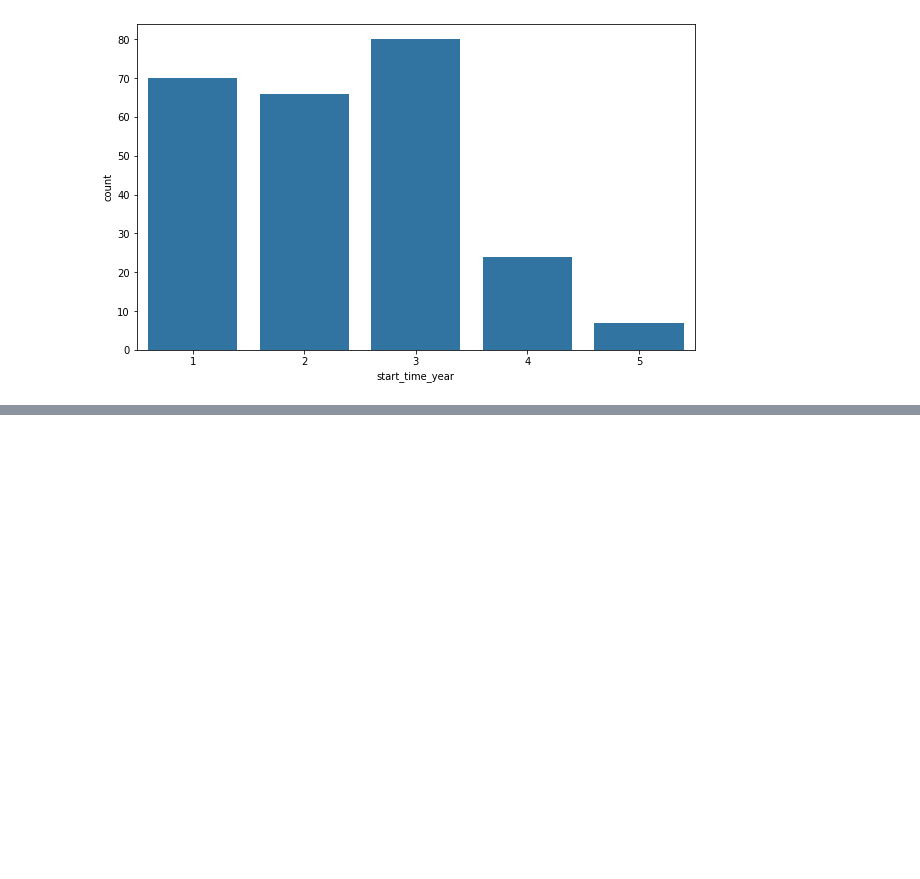
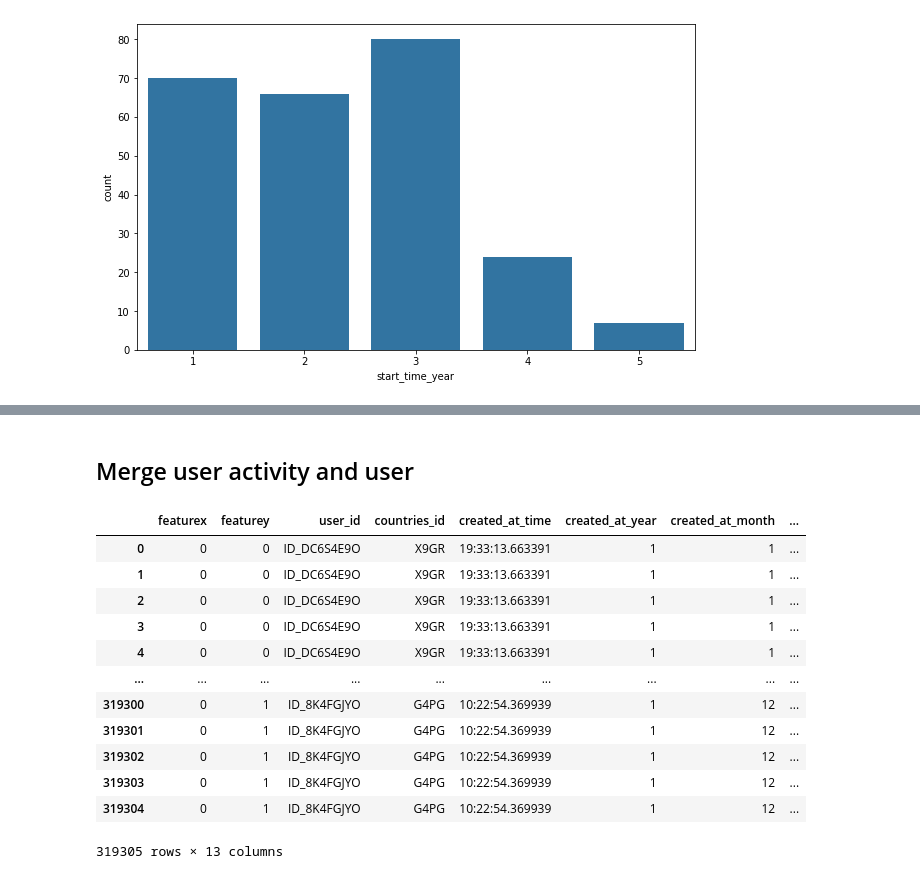
Before and after one commit to BochaberiDaisy/Zindi-New-User-Engagement-Prediction-Challenge, a Jupyter notebook: EDA.ipynb, the cells around one changed output, grey strips where cells are left out. Drawn from its saved outputs; the diff is of its cells as text; code cells hidden in the pictures; blank space fills up the shorter version.

```diff
--- a/EDA.ipynb
+++ b/EDA.ipynb
@@ -278,0 +341,19 @@ user_activity
+# %% [markdown]
+## Merge user activity and user
+# %%
+merged_df=users1.merge(user_activity1,how='left')
+merged_df
+# %% [output]
+|  | featurex | featurey | user_id | countries_id | created_at_time | created_at_year | created_at_month | ... |
+| 0 | 0 | 0 | ID_DC6S4E9O | X9GR | 19:33:13.663391 | 1 | 1 | ... |
+| 1 | 0 | 0 | ID_DC6S4E9O | X9GR | 19:33:13.663391 | 1 | 1 | ... |
+| 2 | 0 | 0 | ID_DC6S4E9O | X9GR | 19:33:13.663391 | 1 | 1 | ... |
+| 3 | 0 | 0 | ID_DC6S4E9O | X9GR | 19:33:13.663391 | 1 | 1 | ... |
+| 4 | 0 | 0 | ID_DC6S4E9O | X9GR | 19:33:13.663391 | 1 | 1 | ... |
+| ... | ... | ... | ... | ... | ... | ... | ... | ... |
+| 319300 | 0 | 1 | ID_8K4FGJYO | G4PG | 10:22:54.369939 | 1 | 12 | ... |
+| 319301 | 0 | 1 | ID_8K4FGJYO | G4PG | 10:22:54.369939 | 1 | 12 | ... |
+| 319302 | 0 | 1 | ID_8K4FGJYO | G4PG | 10:22:54.369939 | 1 | 12 | ... |
+| 319303 | 0 | 1 | ID_8K4FGJYO | G4PG | 10:22:54.369939 | 1 | 12 | ... |
+| 319304 | 0 | 1 | ID_8K4FGJYO | G4PG | 10:22:54.369939 | 1 | 12 | ... |
+319305 rows × 13 columns
```
Also changed, not shown: parts of 28 cells of this notebook.
